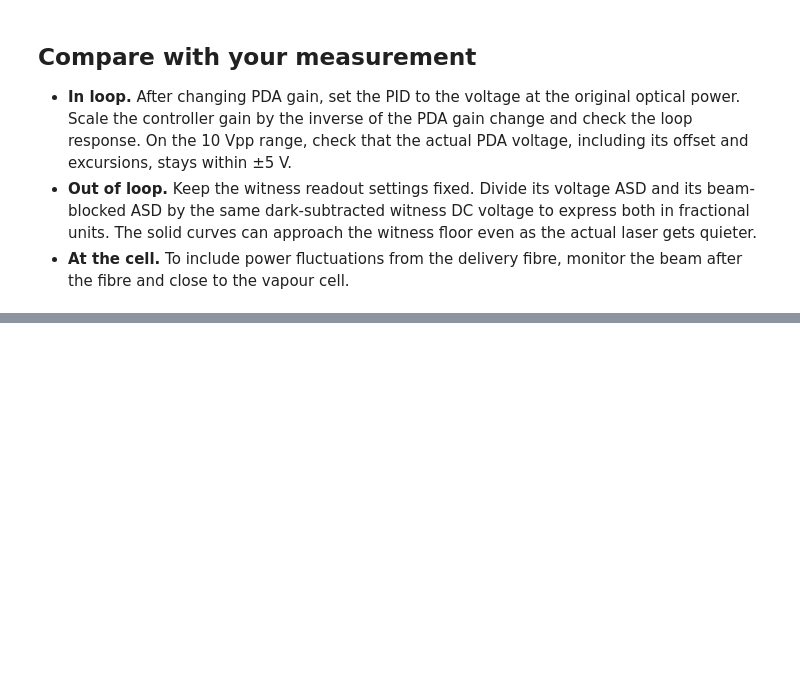
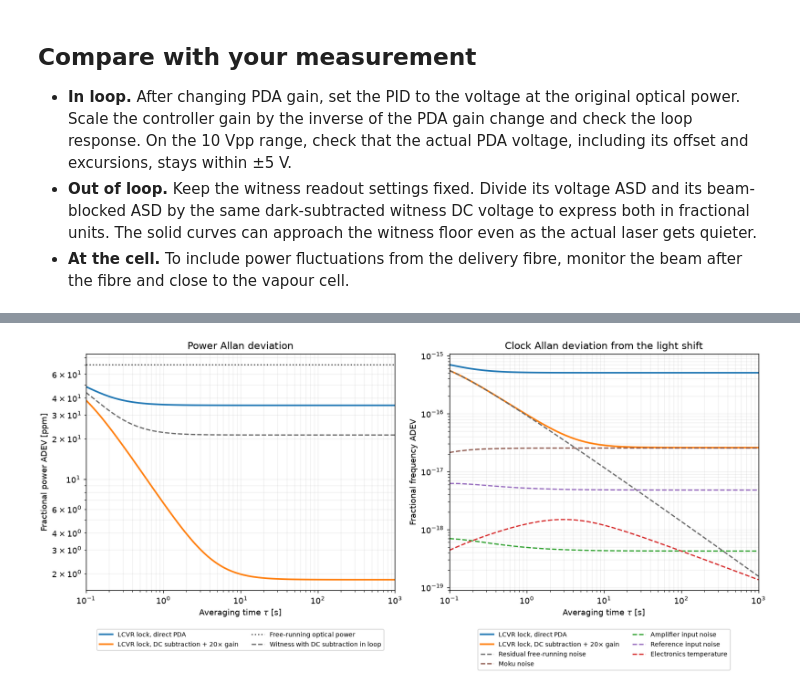
Before and after one commit to DrTheJazz26/Noise_budget, a Jupyter notebook: LCVR_in_loop_photodiode_gain.ipynb, the cells around one changed output, grey strips where cells are left out. Cells and saved outputs as stored; diff of their text form; code cells hidden in the pictures; blank space fills up the shorter version.

```diff
--- a/LCVR_in_loop_photodiode_gain.ipynb
+++ b/LCVR_in_loop_photodiode_gain.ipynb
@@ -129,0 +421,74 @@ plt.show()
+# %%
+# Run the preceding circuit model before this cell.
+cell_power_mw = 30.0
+fractional_light_shift_per_mw = -4.8e-13
+light_shift_per_fractional_power = abs(fractional_light_shift_per_mw * cell_power_mw)
+
+allan_times_s = np.geomspace(0.1, 1_000, 121)
+allan_frequency_hz = np.geomspace(1e-6, 1e4, 30_001)
+allan_direct, allan_amplified = analogue_subtraction_noise(allan_frequency_hz)
+
+asd_curves = {
+    "free": allan_direct["free"],
+    "direct": allan_direct["locked"],
+    "amplified": allan_amplified["locked"],
+    "witness": allan_amplified["witness"],
+    "residual_free": allan_direct["residual_free"],
+    "moku": allan_amplified["moku"],
+    "amplifier": allan_amplified["amplifier"],
+    "reference": allan_amplified["reference"],
+    "temperature": allan_amplified["temperature"],
+}
+power_adev = dict(zip(asd_curves, allan_deviation_from_psd(
+    allan_frequency_hz, np.stack(list(asd_curves.values()))**2, allan_times_s,
+)))
+
+fig_adev, (ax_power_adev, ax_clock_adev) = plt.subplots(
+    1, 2, figsize=(12.5, 5.7), layout="constrained",
+)
+if hasattr(fig_adev.canvas, "header_visible"):
+    fig_adev.canvas.header_visible = False
+
+for key, label, colour in [
+    ("direct", "LCVR lock, direct PDA", "tab:blue"),
+    ("amplified", f"LCVR lock, DC subtraction + {analogue_gain:g}× gain", "tab:orange"),
+]:
+    ax_power_adev.loglog(allan_times_s, 1e6 * power_adev[key], color=colour,
+                         linewidth=2, label=label)
+    ax_clock_adev.loglog(allan_times_s, light_shift_per_fractional_power * power_adev[key],
+                         color=colour, linewidth=2, label=label)
+
+ax_power_adev.loglog(allan_times_s, 1e6 * power_adev["free"], ":", color="0.3",
+                     label="Free-running optical power")
+ax_power_adev.loglog(allan_times_s, 1e6 * power_adev["witness"], "--", color="0.4",
+                     label="Witness with DC subtraction in loop")
+
+for key, label, colour in [
+    ("residual_free", "Residual free-running noise", "0.4"),
+    ("moku", "Moku noise", "tab:brown"),
+    ("amplifier", "Amplifier input noise", "tab:green"),
+    ("reference", "Reference input noise", "tab:purple"),
+    ("temperature", "Electronics temperature", "tab:red"),
+]:
+    ax_clock_adev.loglog(allan_times_s, light_shift_per_fractional_power * power_adev[key],
+                         "--", color=colour, label=label)
+
+ax_power_adev.set(title="Power Allan deviation", ylabel="Fractional power ADEV [ppm]")
+ax_clock_adev.set(title="Clock Allan deviation from the light shift",
+                  ylabel="Fractional frequency ADEV")
+for ax in (ax_power_adev, ax_clock_adev):
+    ax.set(xlabel=r"Averaging time $\tau$ [s]", xlim=(allan_times_s[0], allan_times_s[-1]))
+    ax.grid(True, which="both", alpha=0.20)
+    ax.legend(fontsize=8, loc="upper center", bbox_to_anchor=(0.5, -0.15), ncol=2)
+
+print(f"|K_P| P_0 = {light_shift_per_fractional_power:.3g}")
+print("Clock ADEV due to power fluctuations (model)")
+print(f"{'Tau [s]':>8} {'Direct PDA':>14} {'DC subtraction':>16}")
+for tau in (1.0, 10.0, 100.0):
+    i = np.argmin(np.abs(np.log(allan_times_s / tau)))
+    print(f"{allan_times_s[i]:8g} "
+          f"{light_shift_per_fractional_power * power_adev['direct'][i]:14.3e} "
+          f"{light_shift_per_fractional_power * power_adev['amplified'][i]:16.3e}")
+
+plt.show()
+# %% [output]
@@ -129,0 +501 @@ plt.show()
+[figure, added]
```
Also changed, not shown: parts of 15 cells of this notebook.
